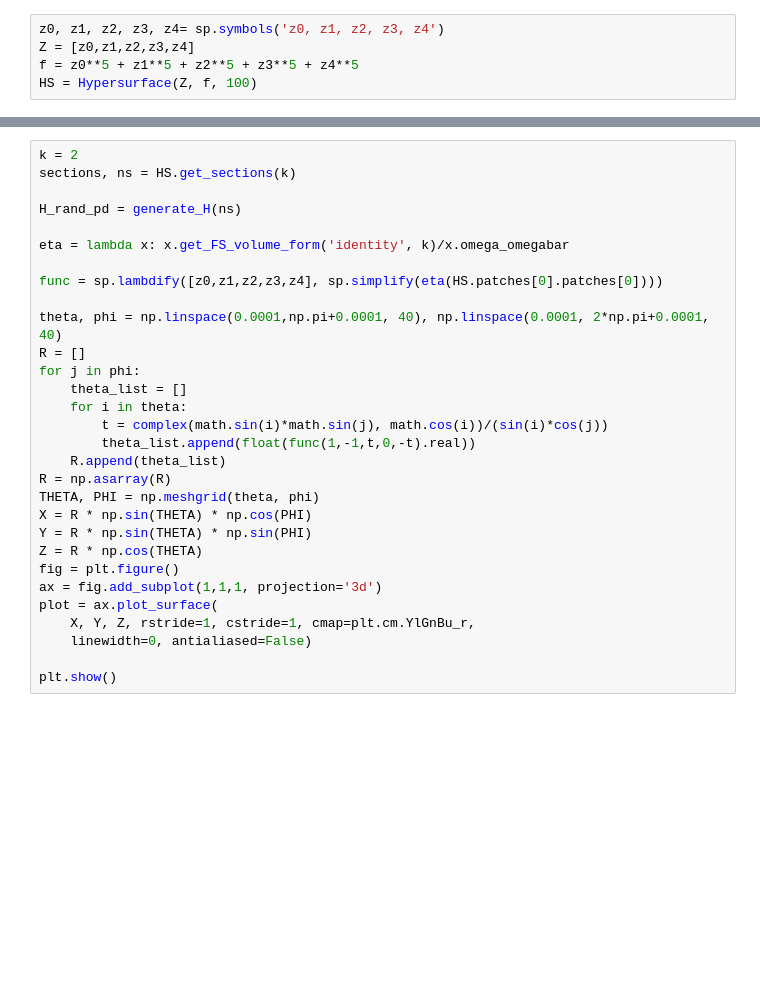
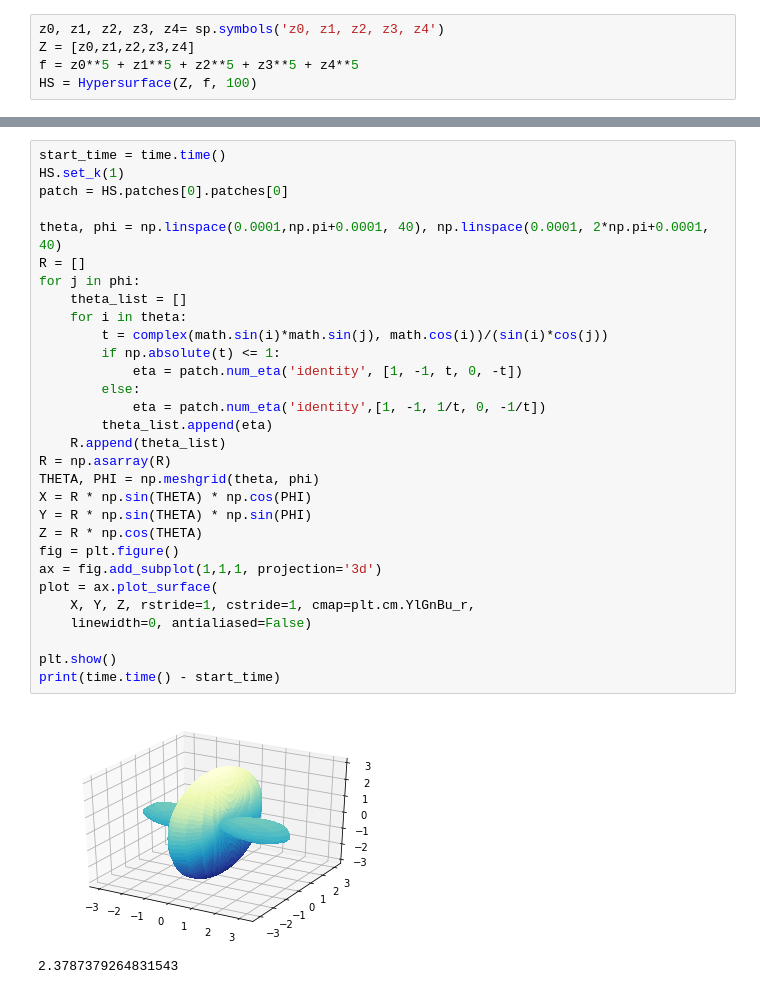
Before and after one commit to yidiq7/Manifold, a Jupyter notebook: Eta_on_rational_curve.ipynb, the cells around one changed output, grey strips where cells are left out. Drawn from its saved outputs; the diff is of its cells as text; blank space fills up the shorter version.

```diff
--- a/Eta_on_rational_curve.ipynb
+++ b/Eta_on_rational_curve.ipynb
@@ -51,30 +48,33 @@ plt.show()
 # %%
-k = 2
-sections, ns = HS.get_sections(k)
-
-H_rand_pd = generate_H(ns)
-
-eta = lambda x: x.get_FS_volume_form('identity', k)/x.omega_omegabar
-
-func = sp.lambdify([z0,z1,z2,z3,z4], sp.simplify(eta(HS.patches[0].patches[0])))
+start_time = time.time()
+HS.set_k(1)
+patch = HS.patches[0].patches[0]
 
 theta, phi = np.linspace(0.0001,np.pi+0.0001, 40), np.linspace(0.0001, 2*np.pi+0.0001, 40)
 R = []
 for j in phi:
     theta_list = []
     for i in theta:
         t = complex(math.sin(i)*math.sin(j), math.cos(i))/(sin(i)*cos(j))
-        theta_list.append(float(func(1,-1,t,0,-t).real))
+        if np.absolute(t) <= 1:
+            eta = patch.num_eta('identity', [1, -1, t, 0, -t])
+        else:
+            eta = patch.num_eta('identity',[1, -1, 1/t, 0, -1/t])
+        theta_list.append(eta)
     R.append(theta_list)
 R = np.asarray(R)
 THETA, PHI = np.meshgrid(theta, phi)
 X = R * np.sin(THETA) * np.cos(PHI)
 Y = R * np.sin(THETA) * np.sin(PHI)
 Z = R * np.cos(THETA)
 fig = plt.figure()
 ax = fig.add_subplot(1,1,1, projection='3d')
 plot = ax.plot_surface(
     X, Y, Z, rstride=1, cstride=1, cmap=plt.cm.YlGnBu_r,
     linewidth=0, antialiased=False)
 
 plt.show()
+print(time.time() - start_time)
+# %% [output]
+[figure, added]
+2.3787379264831543
```
Also changed, not shown: parts of 9 cells of this notebook, 2 other files.
